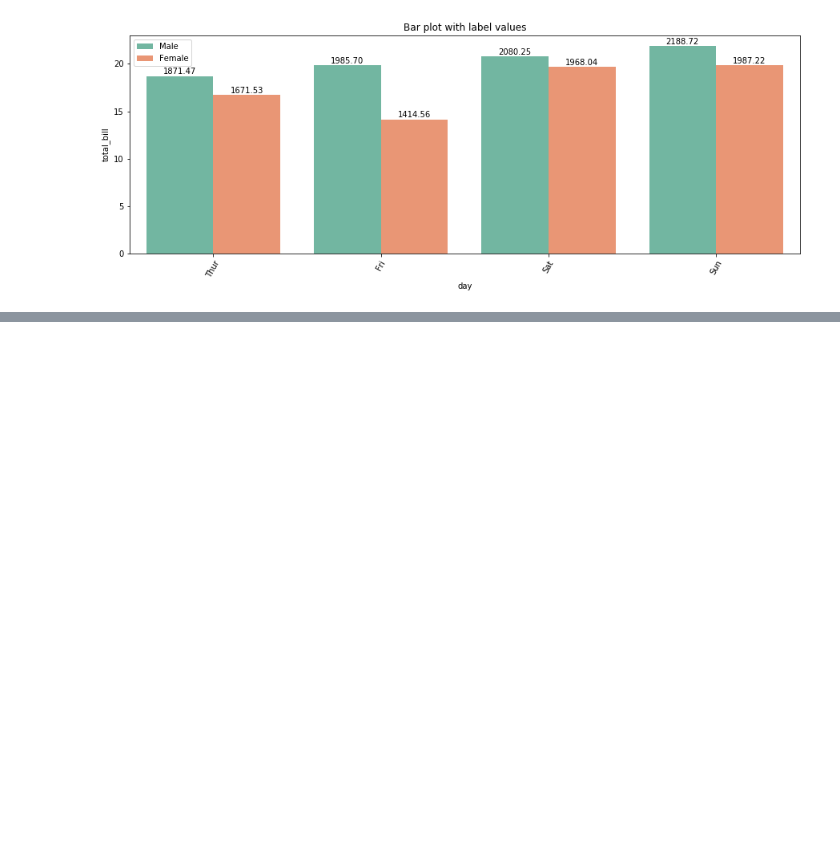
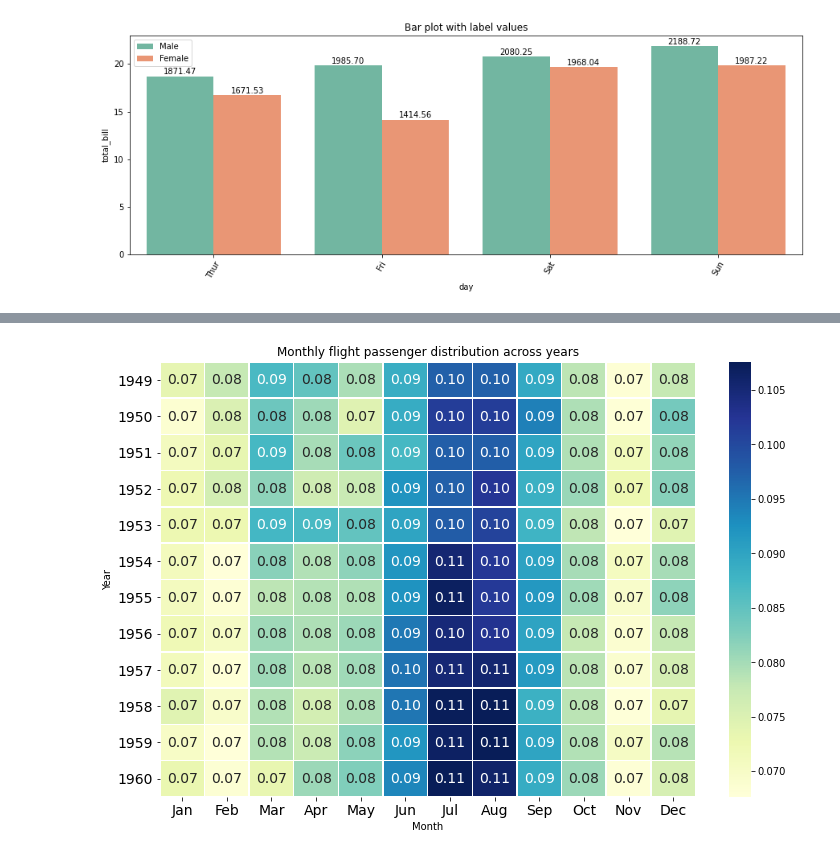
Before and after one commit to dpatchigolla/ml-templates, a Jupyter notebook: plotting.ipynb, the cells around one changed output, grey strips where cells are left out. Cells and saved outputs as stored; diff of their text form; code cells hidden in the pictures; blank space fills up the shorter version.

Commit message:
added heatmap

```diff
--- a/plotting.ipynb
+++ b/plotting.ipynb
@@ -33,3 +33,7 @@ plt.xticks(rotation=60)
 plt.title("Bar plot with label values");
 # %% [output]
 [figure]
+# %%
+flights = sns.load_dataset("flights")
+flights = flights.pivot("year", "month", "passengers")
+flights = flights.div(flights.sum(axis=1), axis=0)
@@ -35,0 +50,15 @@ plt.title("Bar plot with label values");
+# %%
+ax = sns.heatmap(flights,
+                 linewidths=0.5,
+                 robust=True,
+                 annot_kws={"size":14},
+                 annot=True,
+                 fmt=".2f",
+                 cmap="YlGnBu")
+ax.tick_params(labelsize=14)
+ax.figure.set_size_inches((12, 8))
+ax.set_ylabel("Year")
+ax.set_xlabel("Month")
+ax.set_title("Monthly flight passenger distribution across years");
+# %% [output]
+[figure, added]
```
Also changed, not shown: parts of 2 cells of this notebook, 1 other file.
